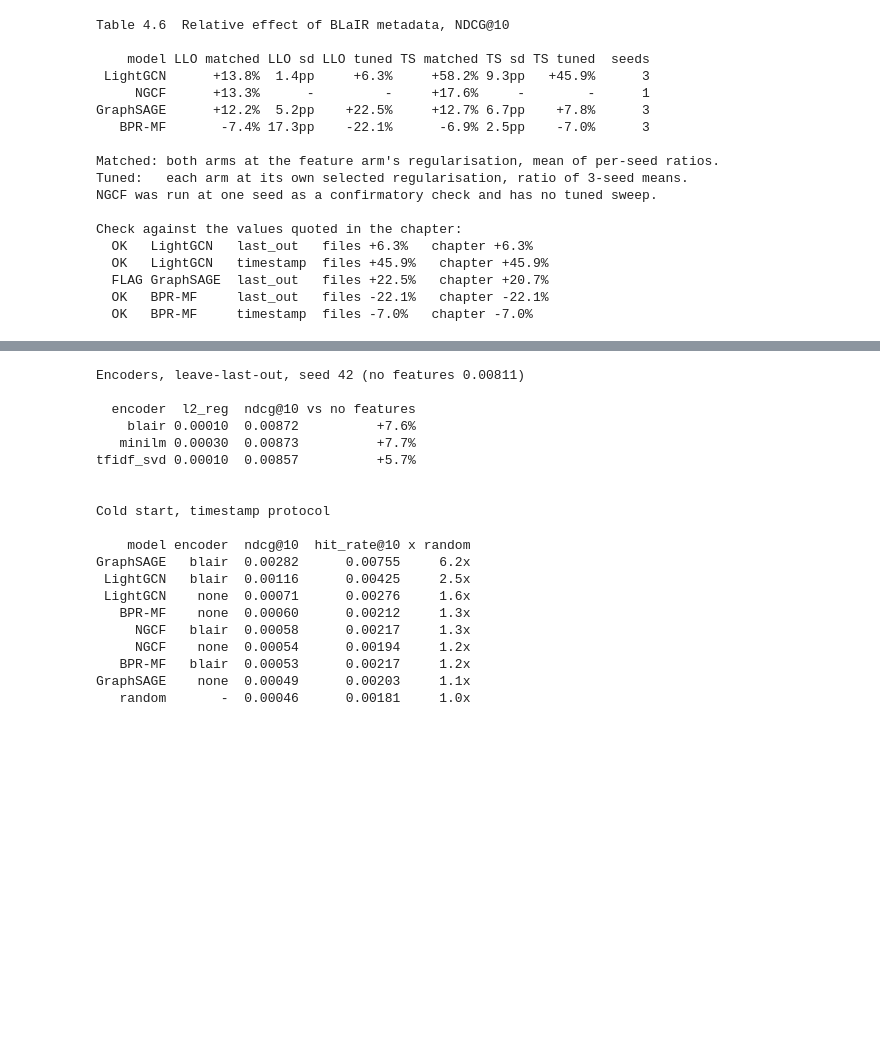
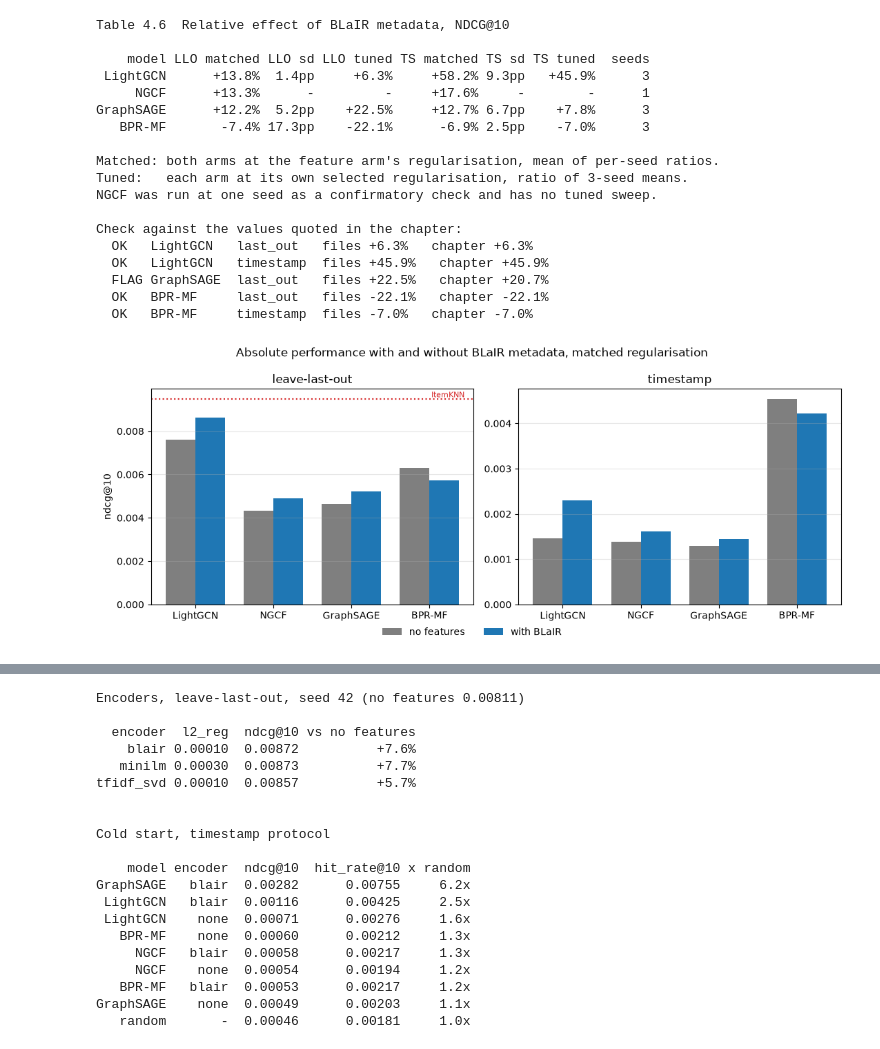
Before and after one commit to ErjonXhani/gnn-recommender-dissertation, a Jupyter notebook: notebooks/11_metadata_and_cold_start.ipynb, the cells around one changed output, grey strips where cells are left out. Drawn from its saved outputs; the diff is of its cells as text; code cells hidden in the pictures; blank space fills up the shorter version.

Commit message:
improving visualization

```diff
--- a/notebooks/11_metadata_and_cold_start.ipynb
+++ b/notebooks/11_metadata_and_cold_start.ipynb
@@ -1409,3 +1411,48 @@ Check against the values quoted in the chapter:
   FLAG GraphSAGE  last_out   files +22.5%   chapter +20.7%
   OK   BPR-MF     last_out   files -22.1%   chapter -22.1%
   OK   BPR-MF     timestamp  files -7.0%   chapter -7.0%
+# %%
+# Absolute NDCG@10 with and without metadata, matched regularisation.
+# Reads results/11_metadata_effect.csv and results/08_baselines.csv
+eff = pd.read_csv(RESULTS_DIR / "11_metadata_effect.csv")
+base = pd.read_csv(RESULTS_DIR / "08_baselines.csv", index_col=0)
+knn = {p: base.loc[f"{p} / ItemKNN", "ndcg@10"] for p in ["last_out", "timestamp"]}
+
+models = ["LightGCN", "NGCF", "GraphSAGE", "BPR-MF"]
+x = np.arange(len(models))
+width = 0.38
+
+fig, axes = plt.subplots(1, 2, figsize=(11, 4.2))
+
+for ax, protocol, label in [(axes[0], "last_out", "leave-last-out"),
+                            (axes[1], "timestamp", "timestamp")]:
+    sub = eff.query("protocol == @protocol").set_index("model")
+    without = [sub.loc[m, "without"] for m in models]
+    with_f = [sub.loc[m, "with BLaIR"] for m in models]
+
+    ax.bar(x - width / 2, without, width, color="tab:gray", label="no features")
+    ax.bar(x + width / 2, with_f, width, color="tab:blue", label="with BLaIR")
+
+    # ItemKNN is the strongest model under leave-last-out only; under timestamp
+    # BPR-MF leads, so the line would not mark a ceiling there
+    if protocol == "last_out":
+        ax.axhline(knn[protocol], color="tab:red", linestyle=":", linewidth=1.5)
+        ax.annotate("ItemKNN", (3.45, knn[protocol]), color="tab:red",
+                    fontsize=8, va="bottom", ha="right")
+
+    ax.set(title=label, xticks=x, xticklabels=models)
+    ax.grid(alpha=0.3, axis="y")
+
+axes[0].set_ylabel("ndcg@10")
+
+handles, labels = axes[0].get_legend_handles_labels()
+fig.legend(handles, labels, loc="lower center", ncol=2, frameon=False,
+           bbox_to_anchor=(0.5, -0.05))
+
+fig.suptitle("Absolute performance with and without BLaIR metadata, "
+             "matched regularisation")
+fig.tight_layout()
+fig.savefig(FIGURES_DIR / "11_metadata_absolute.png", dpi=200, bbox_inches="tight")
+plt.show()
+# %% [output]
+[figure, added]
```
Also changed, not shown: parts of 7 cells of this notebook, 3 other files.
